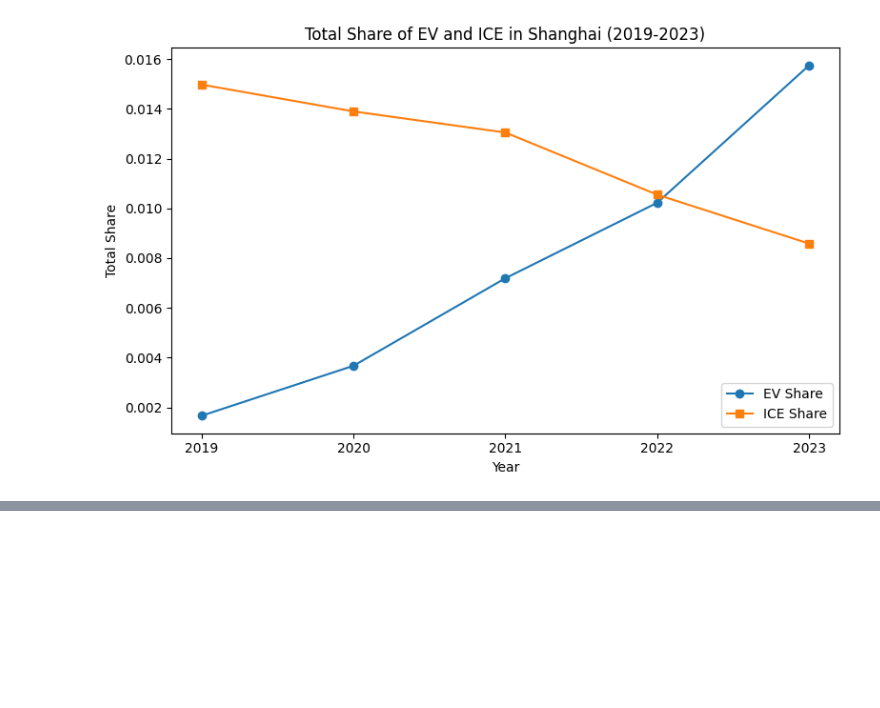
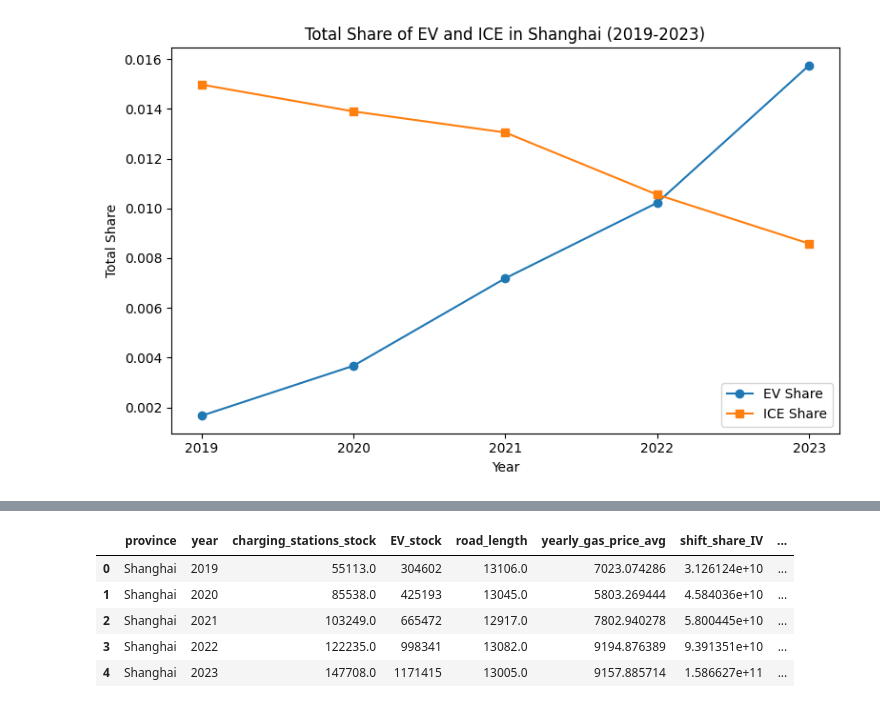
Before and after one commit to RBW021121/MSc-Dissertation, a Jupyter notebook: 5. Descriptive.ipynb, the cells around one changed output, grey strips where cells are left out. Saved outputs shown, nothing was run; the diff lists cells and outputs as text; code cells hidden in the pictures; blank space fills up the shorter version.

```diff
--- a/5. Descriptive.ipynb
+++ b/5. Descriptive.ipynb
@@ -17,6 +36,7 @@ Note: you may need to restart the kernel to use updated packages.
 # %%
 ################ Load data ready for nested logit
 df = pd.read_csv('model_ready.csv')
+supply_df = pd.read_csv('supply_ready.csv')
 
 # Other data
 charging_df = pd.read_csv('Data Cleaning/charging_station_data.csv')
@@ -123,0 +182,9 @@ max      128.979380
+# %%
+supply_df.head()
+# %% [output]
+|  | province | year | charging_stations_stock | EV_stock | road_length | yearly_gas_price_avg | shift_share_IV | ... |
+| 0 | Shanghai | 2019 | 55113.0 | 304602 | 13106.0 | 7023.074286 | 3.126124e+10 | ... |
+| 1 | Shanghai | 2020 | 85538.0 | 425193 | 13045.0 | 5803.269444 | 4.584036e+10 | ... |
+| 2 | Shanghai | 2021 | 103249.0 | 665472 | 12917.0 | 7802.940278 | 5.800445e+10 | ... |
+| 3 | Shanghai | 2022 | 122235.0 | 998341 | 13082.0 | 9194.876389 | 9.391351e+10 | ... |
+| 4 | Shanghai | 2023 | 147708.0 | 1171415 | 13005.0 | 9157.885714 | 1.586627e+11 | ... |
```
Also changed, not shown: parts of 3 cells of this notebook, 12 other files.
